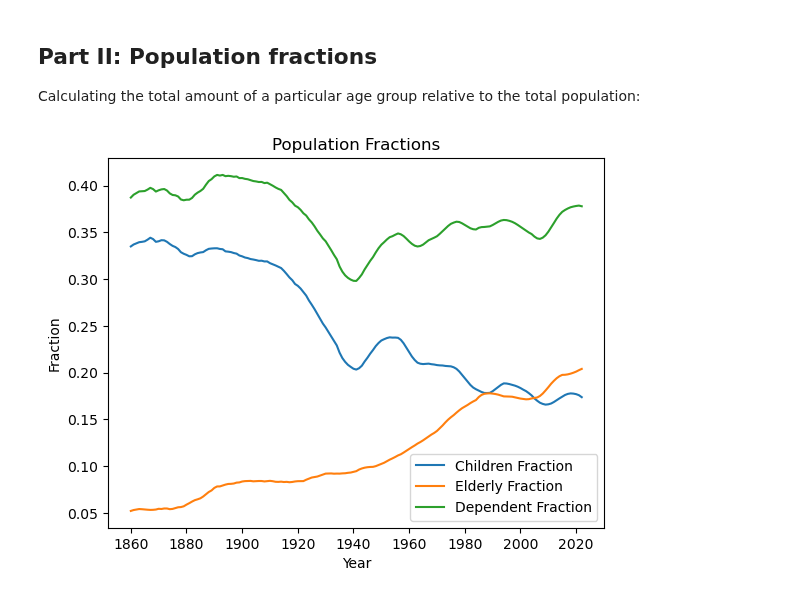
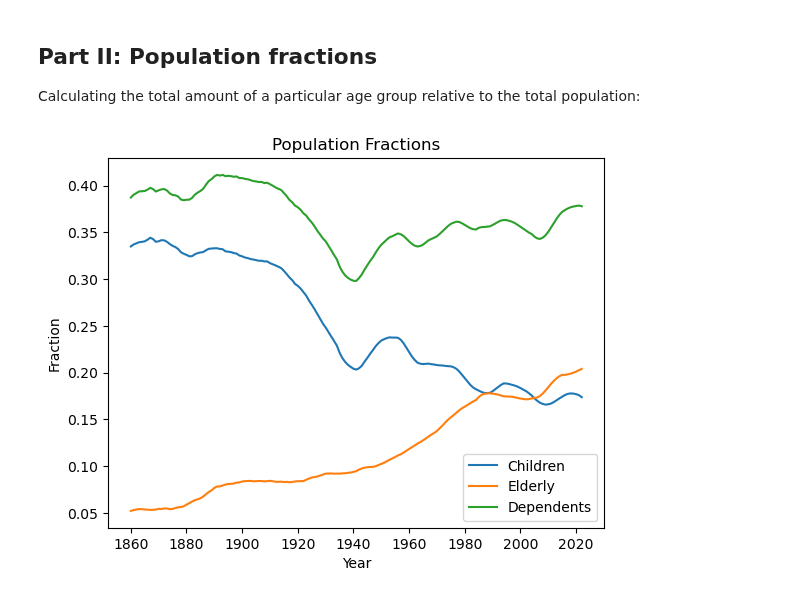
Before and after one commit to GiacomoGuidotto/DAT565, a Jupyter notebook: assignment-1/assignment-1.ipynb, the cells around one changed output. Saved outputs shown, nothing was run; the diff lists cells and outputs as text; code cells hidden in the pictures.

```diff
--- a/assignment-1/assignment-1.ipynb
+++ b/assignment-1/assignment-1.ipynb
@@ -48,8 +48,8 @@ labor_count = age_df[(age >= 15) & (age <= 64)].sum()
 Calculating the dependency ratio as:
 $$\frac{\text{children\_count} + \text{elderly\_count}}{\text{labor\_count}}$$
 # %%
-dependent_sum = children_count + elderly_count
-dependency_ratio = dependent_sum / labor_count
+dependent_count = children_count + elderly_count
+dependency_ratio = dependent_count / labor_count
 # %% [markdown]
 Plotting the ratio:
 # %%
@@ -71,18 +71,18 @@ Calculating the total amount of a particular age group relative to the total pop
 total_count = age_df.sum()
 children_fraction = children_count / total_count
 elderly_fraction = elderly_count / total_count
-dependent_fraction = dependent_sum / total_count
+dependent_fraction = dependent_count / total_count
 # %%
-fig, ax = plt.subplots()
-ax.plot(children_fraction, label="Children Fraction")
-ax.plot(elderly_fraction, label="Elderly Fraction")
-ax.plot(dependent_fraction, label="Dependent Fraction")
+_, ax = plt.subplots()
+ax.plot(children_fraction, label="Children")
+ax.plot(elderly_fraction, label="Elderly")
+ax.plot(dependent_fraction, label="Dependents")
 ax.set_title('Population Fractions')
 ax.set_xlabel('Year')
 ax.set_ylabel('Fraction')
 ax.set_xticks(range(0, len(children_fraction), 20))
 ax.legend()
 
 plt.savefig("population_fractions.png")
 # %% [output]
-[figure, old version]
+[figure, new version]
```
Also changed, not shown: parts of 1 cell of this notebook, 1 other file.
